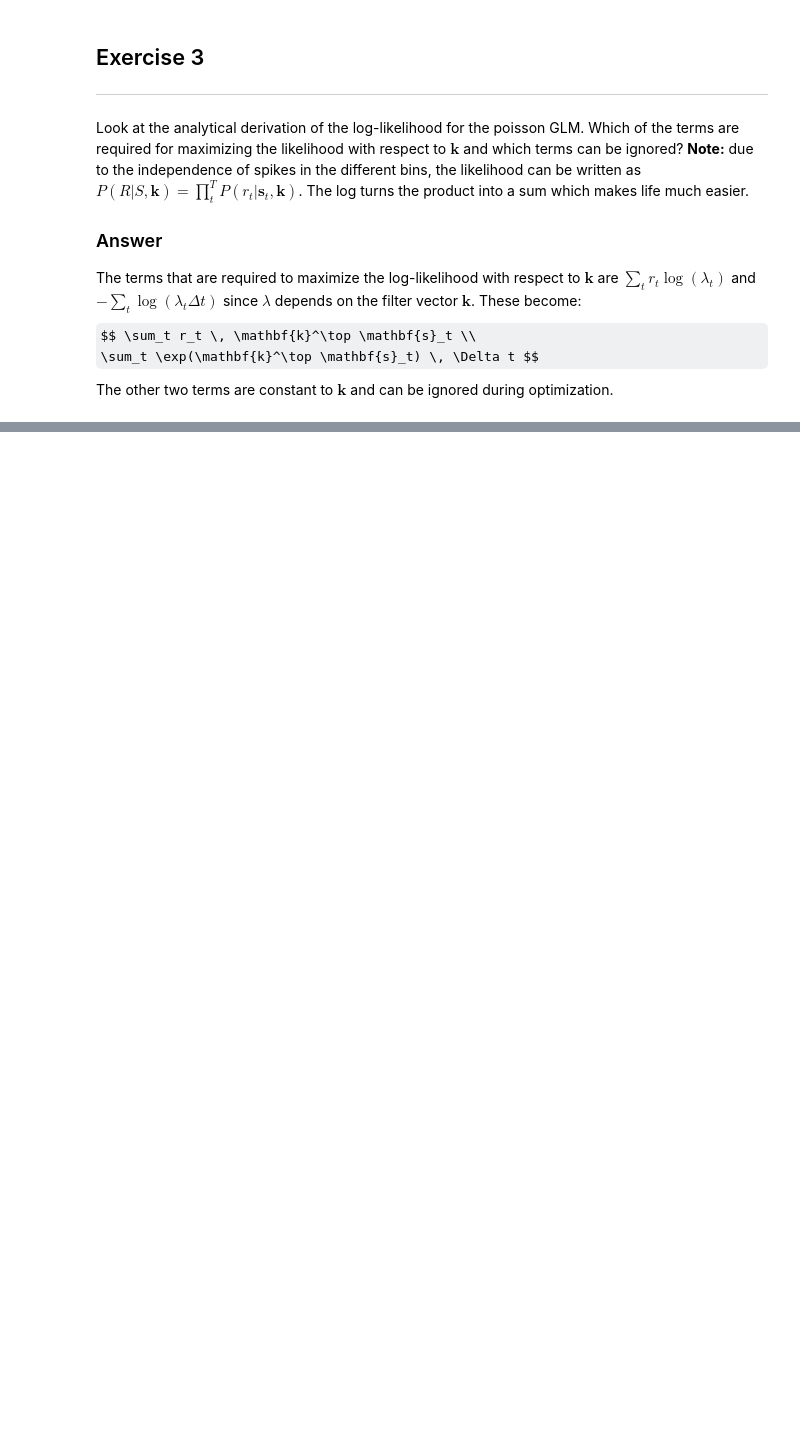
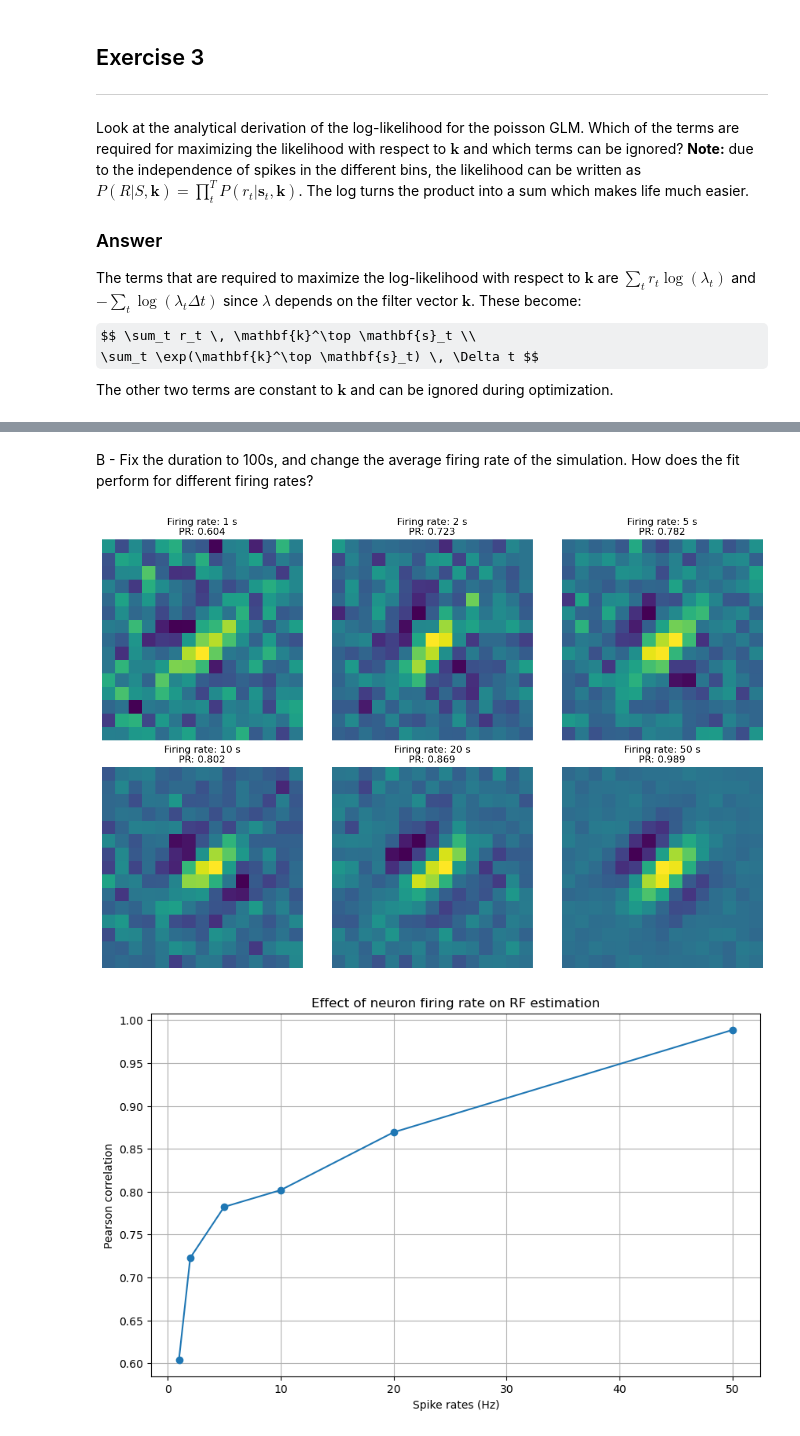
Before and after one commit to pschristodoulou/NRA, a Jupyter notebook: GLMs/Ass4_GLM.ipynb, the cells around one changed output, grey strips where cells are left out. Drawn from its saved outputs; the diff is of its cells as text; code cells hidden in the pictures; some formulas as TeX source; blank space fills up the shorter version.

```diff
--- a/GLMs/Ass4_GLM.ipynb
+++ b/GLMs/Ass4_GLM.ipynb
@@ -261,0 +331,3 @@ B - Fix the duration to 100s, and change the average firing rate of the simulati
+# %% [markdown]
+
+B - Fix the duration to 100s, and change the average firing rate of the simulation. How does the fit perform for different firing rates?
@@ -261,0 +381,20 @@ B - Fix the duration to 100s, and change the average firing rate of the simulati
+# %%
+plt.figure(figsize=(12, 8))
+for i, K_est in enumerate(K_estimates):
+    plt.subplot(2, 3, i + 1)
+    plt.imshow(K_est)
+    plt.title(f'Firing rate: {spike_rates[i]} s\nPR: {PR_coeffs[i]:.3f}')
+    plt.axis('off')
+
+plt.tight_layout()
+plt.show()
+
+plt.figure(figsize=(10, 6))
+plt.plot(spike_rates, PR_coeffs, marker='o')
+plt.xlabel('Spike rates (Hz)')
+plt.ylabel('Pearson correlation')
+plt.title('Effect of neuron firing rate on RF estimation')
+plt.grid()
+# %% [output]
+[figure, added]
+[figure, added]
```
Also changed, not shown: parts of 9 cells of this notebook.
